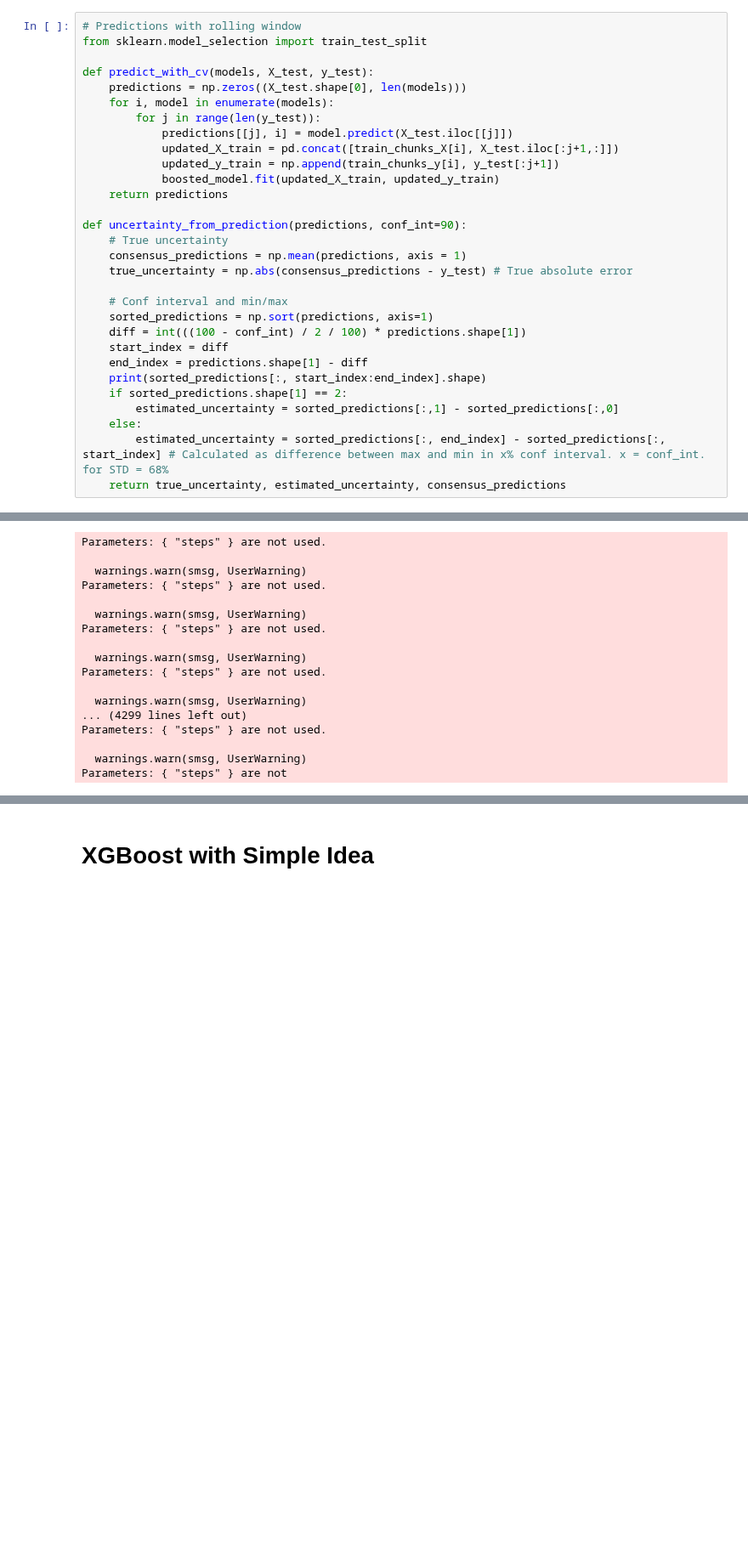
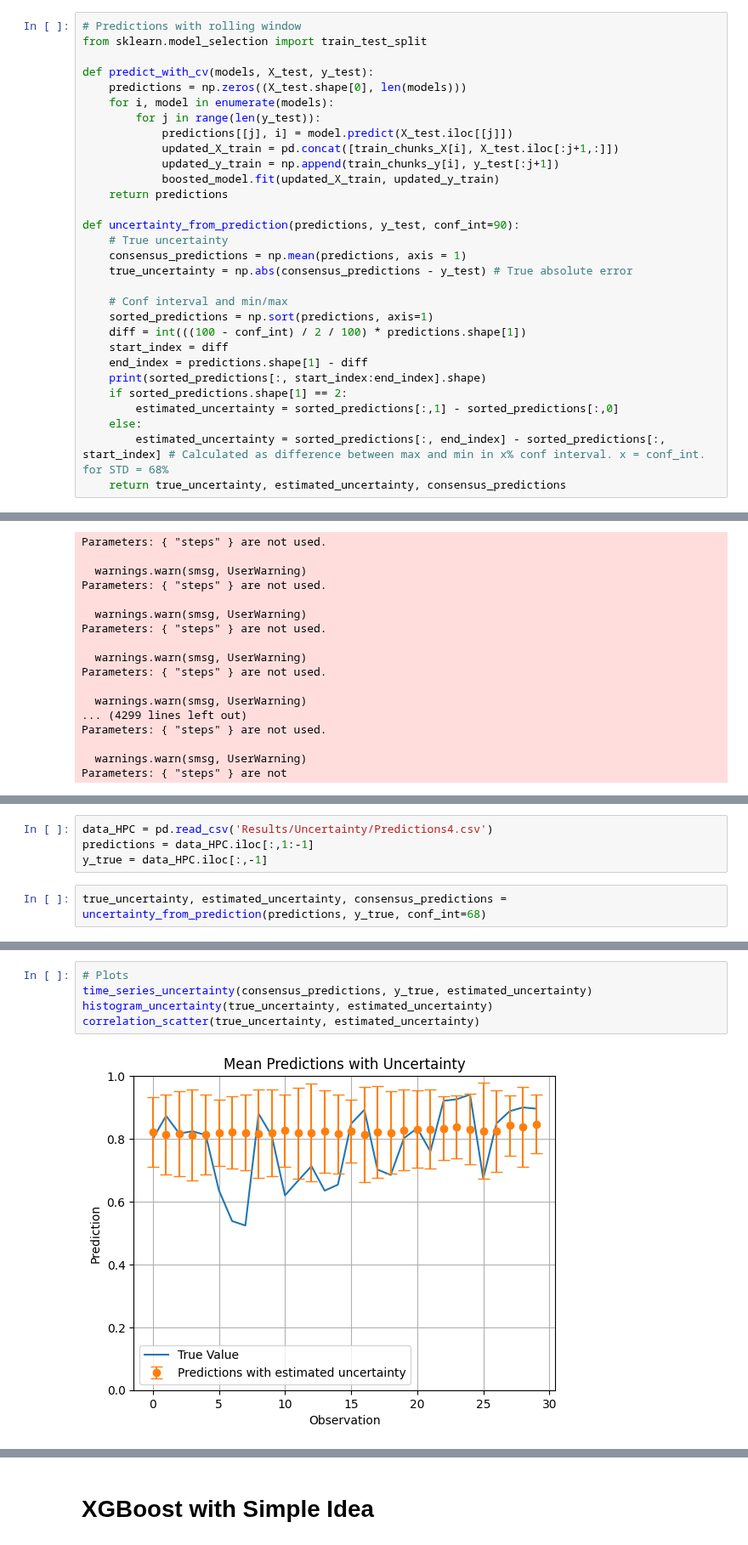
Before and after one commit to clarachristiansen/Bachelor_project, a Jupyter notebook: Uncertainty_quantification.ipynb, the cells around one changed output, grey strips where cells are left out. Shown at 85% size. Saved outputs shown, nothing was run; the diff lists cells and outputs as text; blank space fills up the shorter version.

Commit message:
HPC results of uncertainty for varying time horizon

```diff
--- a/Uncertainty_quantification.ipynb
+++ b/Uncertainty_quantification.ipynb
@@ -347,7 +347,7 @@ def predict_with_cv(models, X_test, y_test):
             boosted_model.fit(updated_X_train, updated_y_train)
     return predictions
 
-def uncertainty_from_prediction(predictions, conf_int=90):
+def uncertainty_from_prediction(predictions, y_test, conf_int=90):
     # True uncertainty
     consensus_predictions = np.mean(predictions, axis = 1)
     true_uncertainty = np.abs(consensus_predictions - y_test) # True absolute error
@@ -491,3 +490,9 @@ for i in range(1,5):
 | 363 | 0.812333 | 0.727555 |
 | 364 | 0.873245 | 0.895481 |
 365 rows × 2 columns
+# %%
+data_HPC = pd.read_csv('Results/Uncertainty/Predictions4.csv')
+predictions = data_HPC.iloc[:,1:-1]
+y_true = data_HPC.iloc[:,-1]
+# %%
+true_uncertainty, estimated_uncertainty, consensus_predictions = uncertainty_from_prediction(predictions, y_true, conf_int=68)
@@ -493,0 +501,7 @@ for i in range(1,5):
+# %%
+# Plots
+time_series_uncertainty(consensus_predictions, y_true, estimated_uncertainty)
+histogram_uncertainty(true_uncertainty, estimated_uncertainty)
+correlation_scatter(true_uncertainty, estimated_uncertainty)
+# %% [output]
+[figure, added]
```
Also changed, not shown: parts of 4 cells of this notebook.
